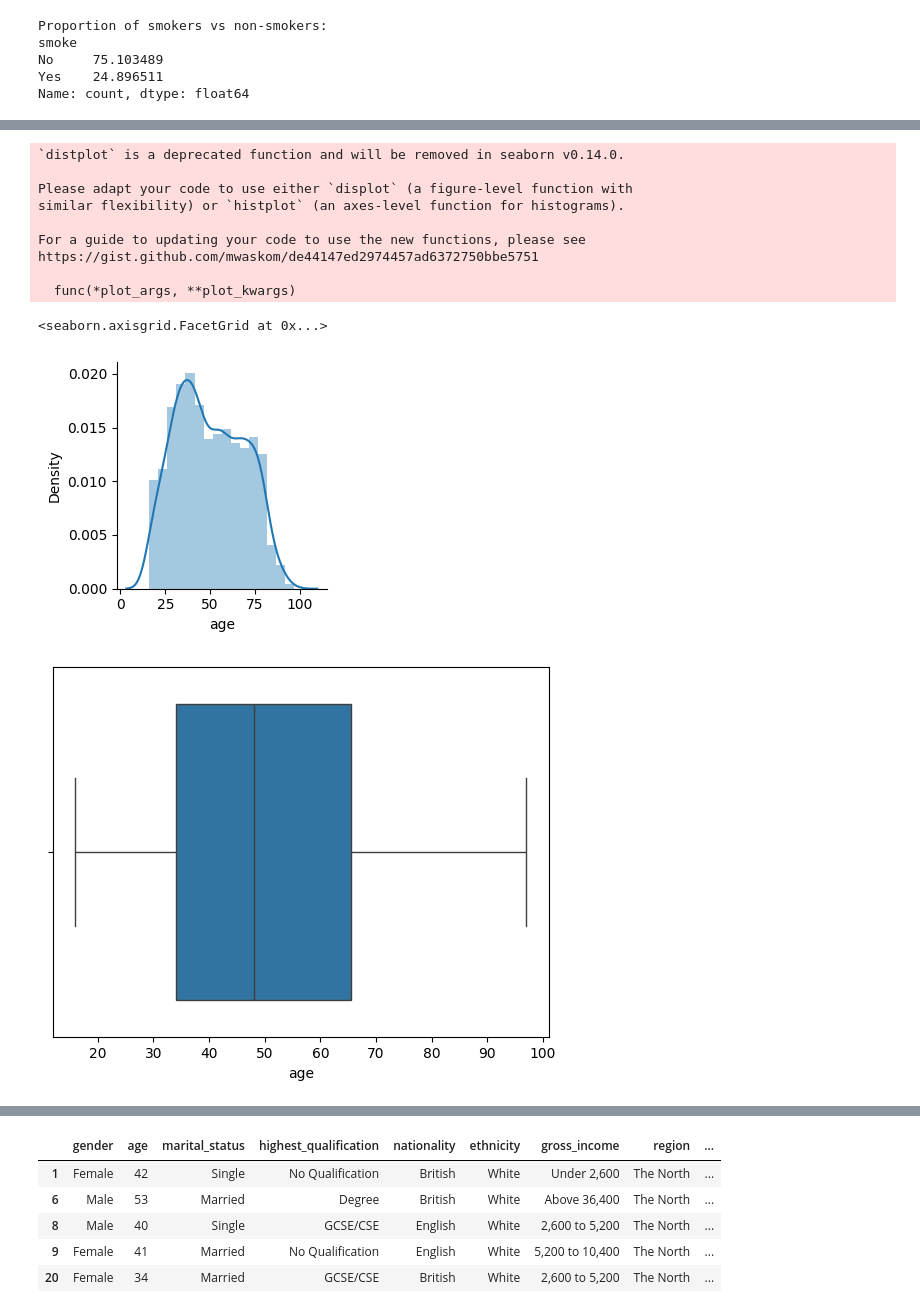
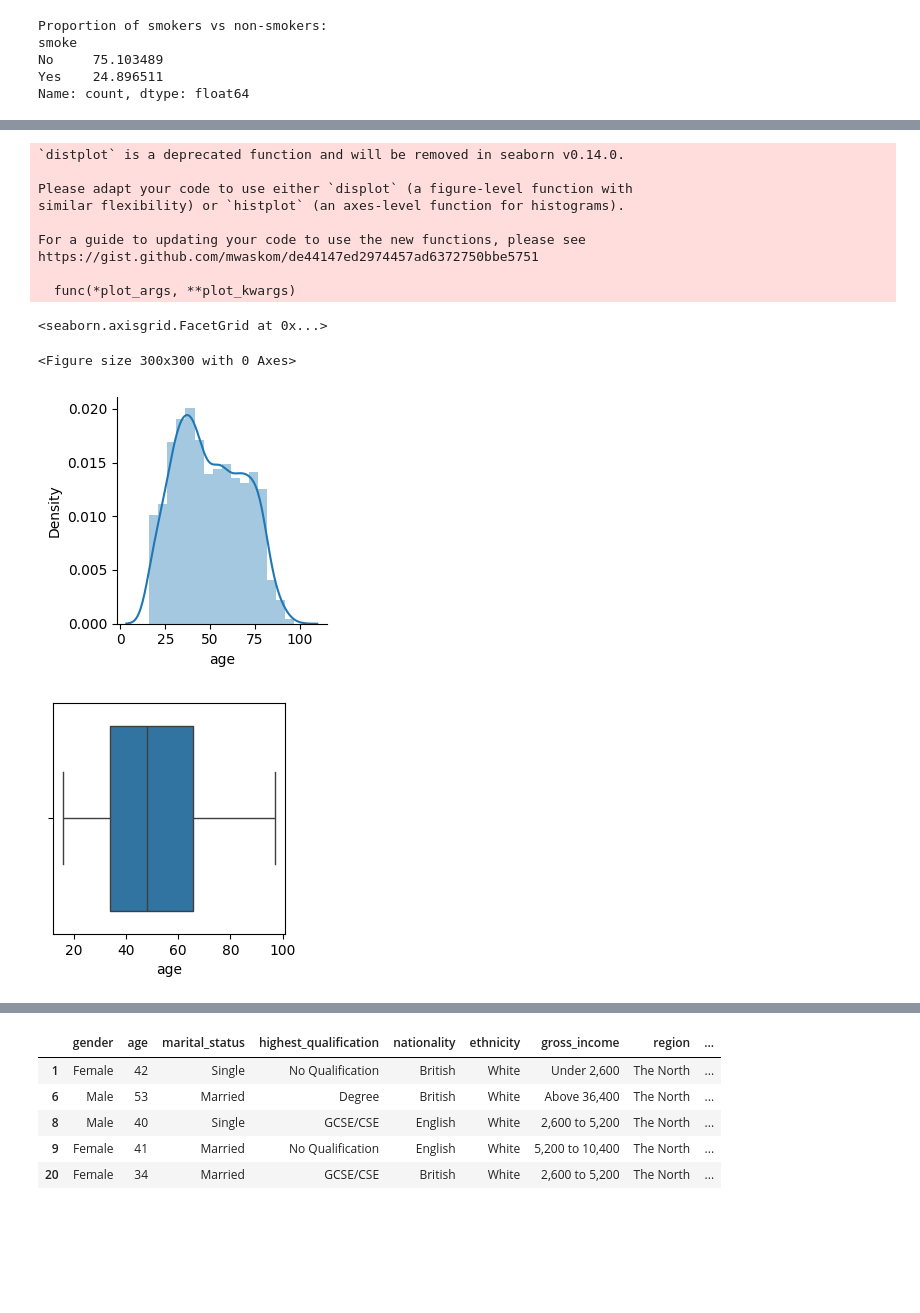
Before and after one commit to mrudulmamtani/EDA-DA-1, a Jupyter notebook: Mrudul_Mamtani_(22BCE3721).ipynb, the cells around one changed output, grey strips where cells are left out. Saved outputs shown, nothing was run; the diff lists cells and outputs as text; code cells hidden in the pictures; blank space fills up the shorter version.

```diff
--- a/Mrudul_Mamtani_(22BCE3721).ipynb
+++ b/Mrudul_Mamtani_(22BCE3721).ipynb
@@ -350,5 +358,6 @@ Text(0.5, 0, 'age')
 # %%
 #8. Distribution plot
+plt.figure(figsize=(3,3))
 sns.FacetGrid(df).map(sns.distplot,"age").add_legend()
 # %% [output]
 `distplot` is a deprecated function and will be removed in seaborn v0.14.0.
@@ -361,11 +370,13 @@ https://gist.github.com/mwaskom/de44147ed2974457ad6372750bbe5751
 
   func(*plot_args, **plot_kwargs)
 <seaborn.axisgrid.FacetGrid at 0x...>
+<Figure size 300x300 with 0 Axes>
 [figure]
 # %%
 #boxplot for age
+plt.figure(figsize=(3,3))
 sns.boxplot(x="age",data=df)
 plt.show()
 # %% [output]
-[figure, old version]
+[figure, new version]
 # %%
```
Also changed, not shown: parts of 22 cells of this notebook.
